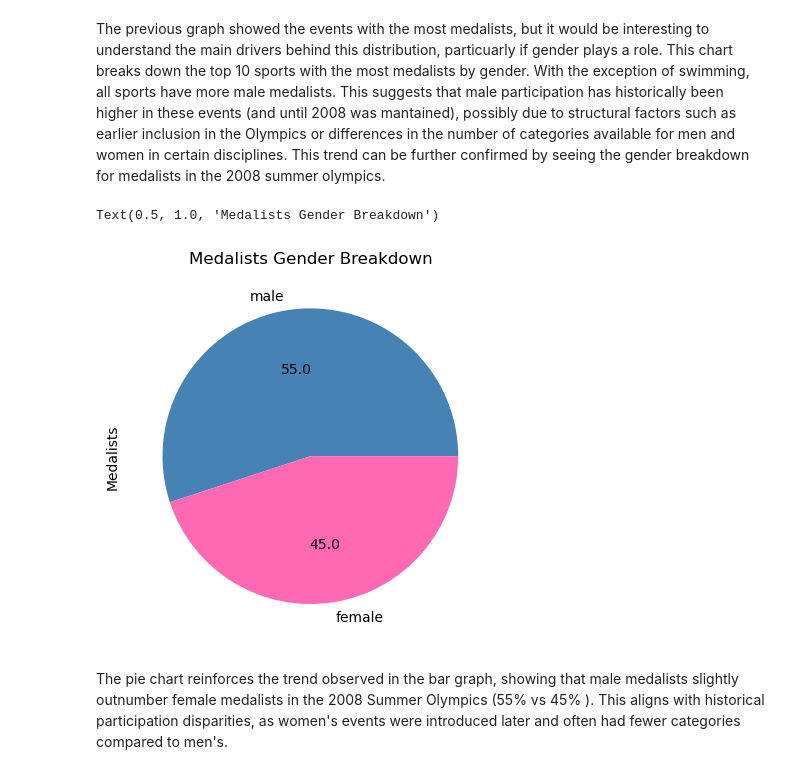
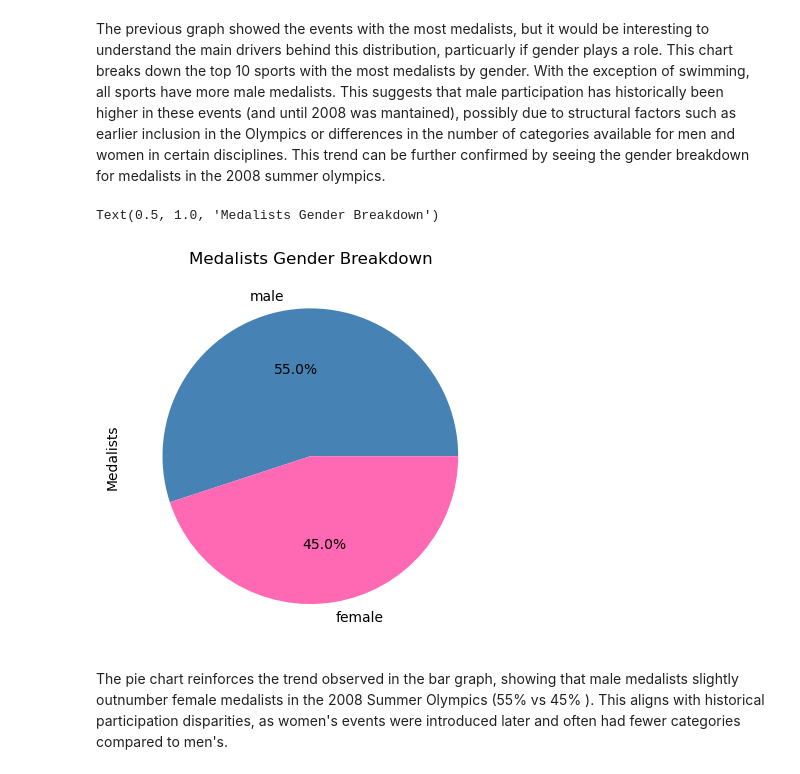
Before and after one commit to silvanamejia1/MEJIA-Python-Portfolio, a Jupyter notebook: Computing II/TidyData_Project/tidy_code.ipynb, the cells around one changed output. Cells and saved outputs as stored; diff of their text form; code cells hidden in the pictures.

```diff
--- a/Computing II/TidyData_Project/tidy_code.ipynb
+++ b/Computing II/TidyData_Project/tidy_code.ipynb
@@ -167,16 +167,17 @@ plt.show()
 # %% [markdown]
 The previous graph showed the events with the most medalists, but it would be interesting to understand the main drivers behind this distribution, particuarly if gender plays a role. This chart breaks down the top 10 sports with the most medalists by gender. With the exception of swimming, all sports have more male medalists. This suggests that male participation has historically been higher in these events (and until 2008 was mantained), possibly due to structural factors such as earlier inclusion in the Olympics or differences in the number of categories available for men and women in certain disciplines. This trend can be further confirmed by seeing the gender breakdown for medalists in the 2008 summer olympics.
 # %%
+#Create pie cahrt showing medalist gender breakdown
 gender_count = olympics_tidy['gender'].value_counts()
 plot = gender_count.plot.pie(y='gender',
-                             autopct="%.1f",
+                             autopct='%1.1f%%',
                              colors =['steelblue','hotpink'])
 
 plt.ylabel("Medalists")
 plt.title("Medalists Gender Breakdown")
 # %% [output]
 Text(0.5, 1.0, 'Medalists Gender Breakdown')
-[figure, old version]
+[figure, new version]
 # %% [markdown]
 The pie chart reinforces the trend observed in the bar graph, showing that male medalists slightly outnumber female medalists in the 2008 Summer Olympics (55% vs 45% ). This aligns with historical participation disparities, as women's events were introduced later and often had fewer categories compared to men's.
 # %% [markdown]
```
Also changed, not shown: parts of 4 cells of this notebook.
